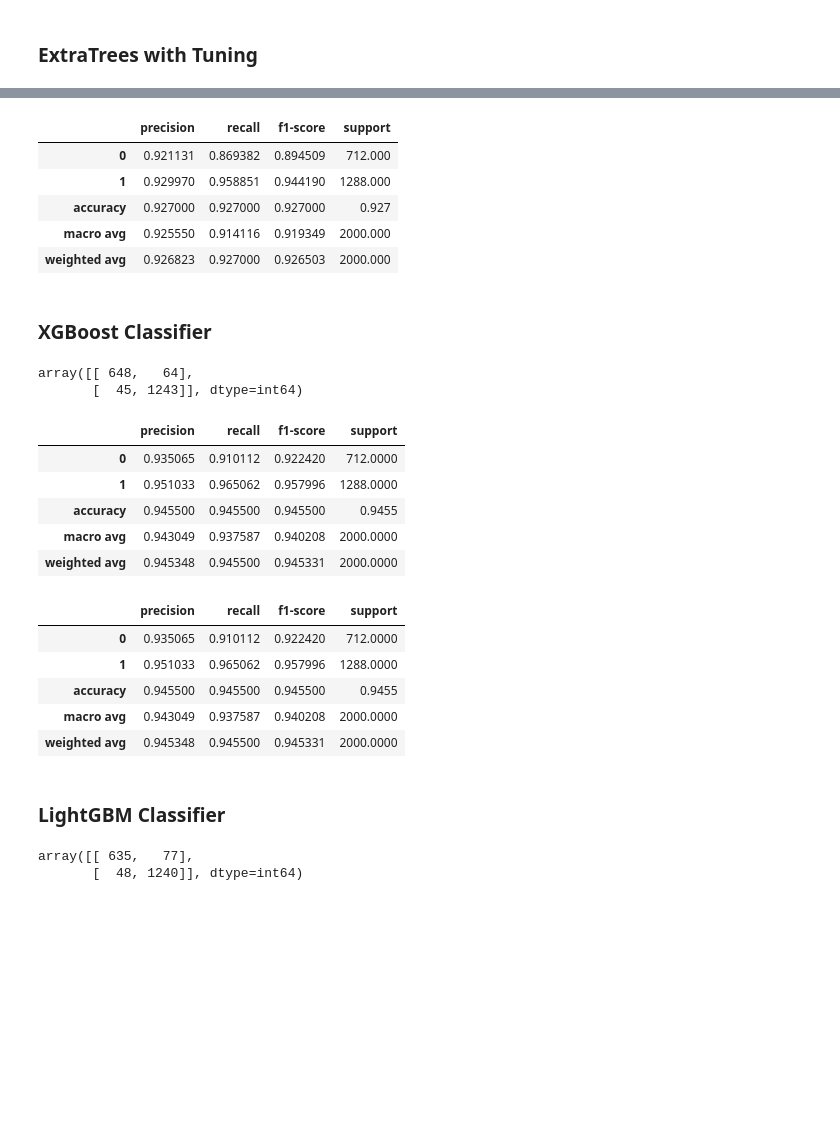
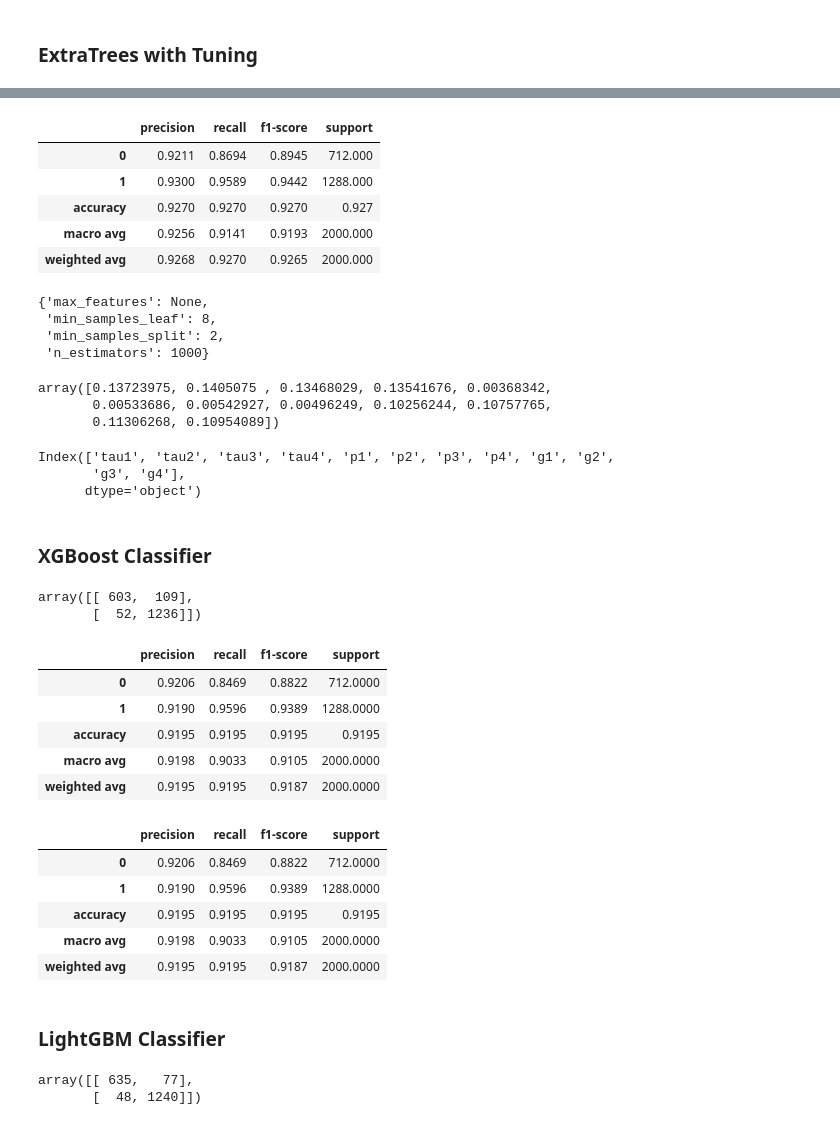
Before and after one commit to omotayo-alade/ham20-internship, a Jupyter notebook: stage3/quiz_solution.ipynb, the cells around one changed output, grey strips where cells are left out. Saved outputs shown, nothing was run; the diff lists cells and outputs as text; code cells hidden in the pictures; blank space fills up the shorter version.

```diff
--- a/stage3/quiz_solution.ipynb
+++ b/stage3/quiz_solution.ipynb
@@ -15,7 +15,8 @@ from xgboost import XGBClassifier
 from lightgbm import LGBMClassifier
 # %%
 # load dataset into dataframe
-df = pd.read_csv('data.csv')
+url = 'https://archive.ics.uci.edu/ml/machine-learning-databases/00471/Data_for_UCI_named.csv'
+df = pd.read_csv(url)
 # %%
 df.drop('stab', axis=1, inplace=True)
 # %%
@@ -117,11 +120,18 @@ array([[ 619,   93],
 # %%
 extra_summary = pd.DataFrame(metrics.classification_report(y_test, y_pred_extra, output_dict=True)).T
 # %%
-extra_summary
+extra_summary.round(4)
 # %% [output]
 |  | precision | recall | f1-score | support |
-| 0 | 0.921131 | 0.869382 | 0.894509 | 712.000 |
-| 1 | 0.929970 | 0.958851 | 0.944190 | 1288.000 |
-| accuracy | 0.927000 | 0.927000 | 0.927000 | 0.927 |
-| macro avg | 0.925550 | 0.914116 | 0.919349 | 2000.000 |
-| weighted avg | 0.926823 | 0.927000 | 0.926503 | 2000.000 |
+| 0 | 0.9211 | 0.8694 | 0.8945 | 712.000 |
+| 1 | 0.9300 | 0.9589 | 0.9442 | 1288.000 |
+| accuracy | 0.9270 | 0.9270 | 0.9270 | 0.927 |
+| macro avg | 0.9256 | 0.9141 | 0.9193 | 2000.000 |
+| weighted avg | 0.9268 | 0.9270 | 0.9265 | 2000.000 |
+# %%
+extra_model.best_params_
+# %% [output]
+{'max_features': None,
+ 'min_samples_leaf': 8,
+ 'min_samples_split': 2,
+ 'n_estimators': 1000}
@@ -128,7 +142,19 @@ extra_summary
+# %%
+optimal.feature_importances_
+# %% [output]
+array([0.13723975, 0.1405075 , 0.13468029, 0.13541676, 0.00368342,
+       0.00533686, 0.00542927, 0.00496249, 0.10256244, 0.10757765,
+       0.11306268, 0.10954089])
+# %%
+x.columns
+# %% [output]
+Index(['tau1', 'tau2', 'tau3', 'tau4', 'p1', 'p2', 'p3', 'p4', 'g1', 'g2',
+       'g3', 'g4'],
+      dtype='object')
 # %% [markdown]
 ### XGBoost Classifier
 # %%
-xgb = XGBClassifier(verbosity=0, random_state=1)
+xgb = XGBClassifier(random_state=1)
 # %%
 xgb_model = xgb.fit(x_train, y_train)
 # %%
@@ -136,30 +162,30 @@ y_pred_xgb = xgb_model.predict(x_test)
 # %%
 metrics.confusion_matrix(y_test, y_pred_xgb)
 # %% [output]
-array([[ 648,   64],
-       [  45, 1243]], dtype=int64)
+array([[ 603,  109],
+       [  52, 1236]])
 # %%
 xgboost_summary = pd.DataFrame(metrics.classification_report(y_test, y_pred_xgb, output_dict=True)).T
 # %%
-xgboost_summary
+xgboost_summary.round(4)
 # %% [output]
 |  | precision | recall | f1-score | support |
-| 0 | 0.935065 | 0.910112 | 0.922420 | 712.0000 |
-| 1 | 0.951033 | 0.965062 | 0.957996 | 1288.0000 |
-| accuracy | 0.945500 | 0.945500 | 0.945500 | 0.9455 |
-| macro avg | 0.943049 | 0.937587 | 0.940208 | 2000.0000 |
-| weighted avg | 0.945348 | 0.945500 | 0.945331 | 2000.0000 |
+| 0 | 0.9206 | 0.8469 | 0.8822 | 712.0000 |
+| 1 | 0.9190 | 0.9596 | 0.9389 | 1288.0000 |
+| accuracy | 0.9195 | 0.9195 | 0.9195 | 0.9195 |
+| macro avg | 0.9198 | 0.9033 | 0.9105 | 2000.0000 |
+| weighted avg | 0.9195 | 0.9195 | 0.9187 | 2000.0000 |
 # %%
 xgb = XGBClassifier(random_state=1).fit(x_train, y_train)
 result = pd.DataFrame(metrics.classification_report(y_test, xgb.predict(x_test), output_dict=True)).T
-result
+result.round(4)
 # %% [output]
 |  | precision | recall | f1-score | support |
-| 0 | 0.935065 | 0.910112 | 0.922420 | 712.0000 |
-| 1 | 0.951033 | 0.965062 | 0.957996 | 1288.0000 |
-| accuracy | 0.945500 | 0.945500 | 0.945500 | 0.9455 |
-| macro avg | 0.943049 | 0.937587 | 0.940208 | 2000.0000 |
-| weighted avg | 0.945348 | 0.945500 | 0.945331 | 2000.0000 |
+| 0 | 0.9206 | 0.8469 | 0.8822 | 712.0000 |
+| 1 | 0.9190 | 0.9596 | 0.9389 | 1288.0000 |
+| accuracy | 0.9195 | 0.9195 | 0.9195 | 0.9195 |
+| macro avg | 0.9198 | 0.9033 | 0.9105 | 2000.0000 |
+| weighted avg | 0.9195 | 0.9195 | 0.9187 | 2000.0000 |
 # %% [markdown]
 ### LightGBM Classifier
 # %%
@@ -172,7 +198,7 @@ y_pred_lgbm = lgbm_model.predict(x_test)
 metrics.confusion_matrix(y_test, y_pred_lgbm)
 # %% [output]
 array([[ 635,   77],
-       [  48, 1240]], dtype=int64)
+       [  48, 1240]])
 # %%
 lgbm_summary = pd.DataFrame(metrics.classification_report(y_test, y_pred_lgbm, output_dict=True)).T
 # %%
```
Also changed, not shown: parts of 18 cells of this notebook.
